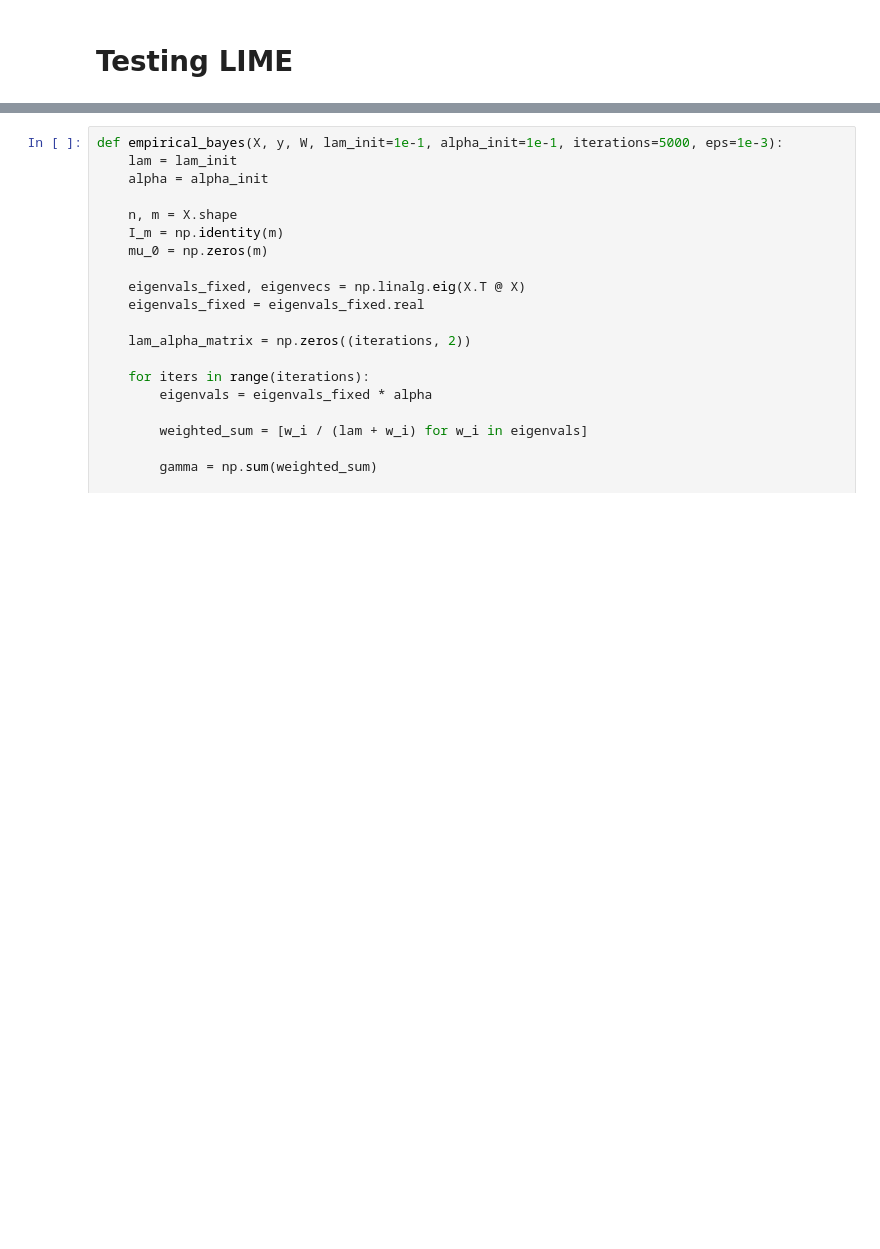
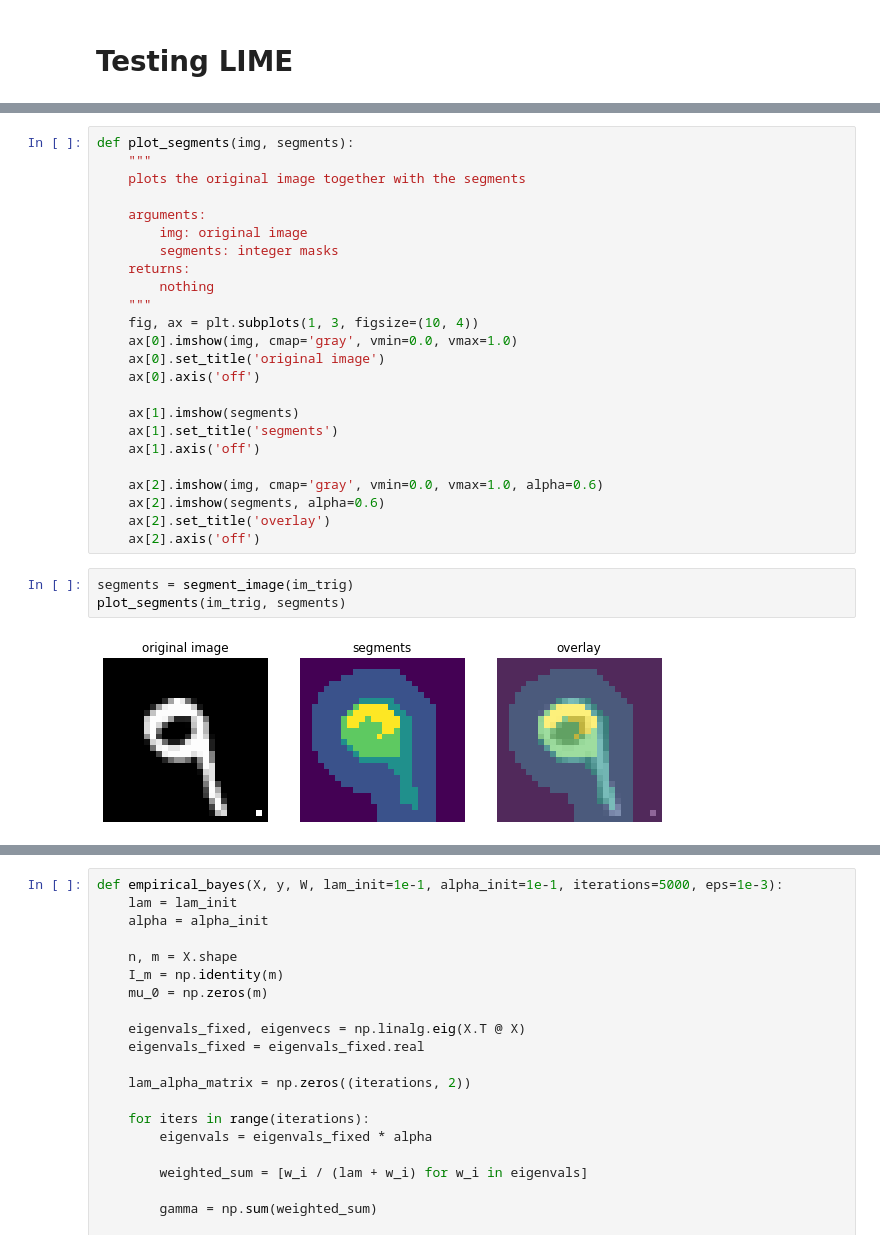
Before and after one commit to jonathanhuml/interpretable_citrus, a Jupyter notebook: TO_MNIST_BadNets.ipynb, the cells around one changed output, grey strips where cells are left out. Saved outputs shown, nothing was run; the diff lists cells and outputs as text; blank space fills up the shorter version.

```diff
--- a/TO_MNIST_BadNets.ipynb
+++ b/TO_MNIST_BadNets.ipynb
@@ -271 +287,30 @@ The classification accuracy on the test data is >98% (top row). On the other han
+# %%
+def plot_segments(img, segments):
+    """
+    plots the original image together with the segments
+
+    arguments:
+        img: original image
+        segments: integer masks
+    returns:
+        nothing
+    """
+    fig, ax = plt.subplots(1, 3, figsize=(10, 4))
+    ax[0].imshow(img, cmap='gray', vmin=0.0, vmax=1.0)
+    ax[0].set_title('original image')
+    ax[0].axis('off')
+
+    ax[1].imshow(segments)
+    ax[1].set_title('segments')
+    ax[1].axis('off')
+
+    ax[2].imshow(img, cmap='gray', vmin=0.0, vmax=1.0, alpha=0.6)
+    ax[2].imshow(segments, alpha=0.6)
+    ax[2].set_title('overlay')
+    ax[2].axis('off')
+# %%
+segments = segment_image(im_trig)
+plot_segments(im_trig, segments)
+# %% [output]
+[figure, added]
 # %%
```
Also changed, not shown: parts of 43 cells of this notebook.
